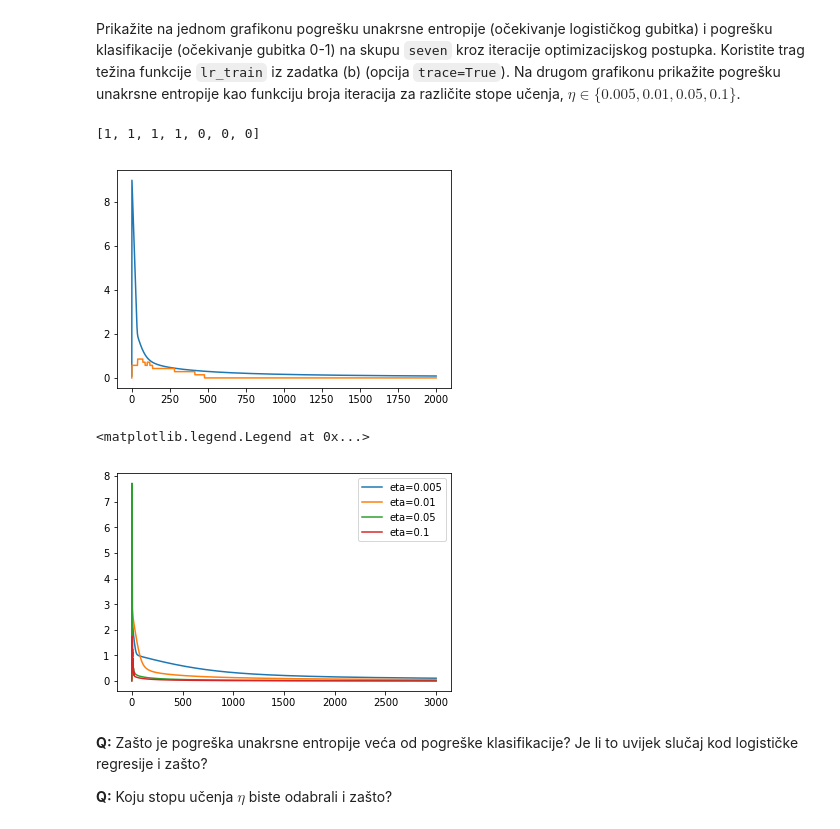
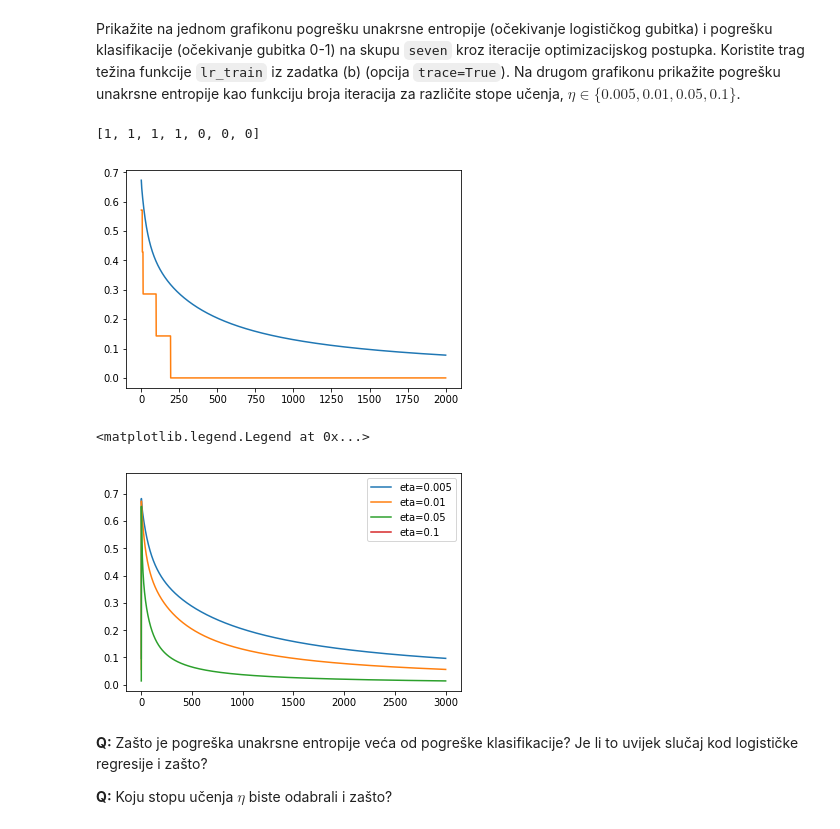
Before and after one commit to almer101/ML-course-2019, a Jupyter notebook: SU-2019-LAB02-LDM-LR.ipynb, the cells around one changed output. Drawn from its saved outputs; the diff is of its cells as text; code cells hidden in the pictures.

```diff
--- a/SU-2019-LAB02-LDM-LR.ipynb
+++ b/SU-2019-LAB02-LDM-LR.ipynb
@@ -245,11 +245,7 @@ def lr_train(X, y, eta=0.01, max_iter=2000, trace=False, alpha=0, epsilon=0.0000
 
     ws = []
     w = []
-
-    for i in range(len(phi[0])):
-        w.append(random.uniform(-5, 5))
-
-    w = np.array(w)
+    w = np.zeros(len(phi[0]))
 
     if trace == True:
         ws.append(w)
@@ -311,35 +307,38 @@ Prikažite na jednom grafikonu pogrešku unakrsne entropije (očekivanje logisti
 # %%
 from sklearn.metrics import zero_one_loss
 
 w, w_trace = lr_train(seven_X, seven_y, max_iter=2000, trace=True)
 
 ce_errors = []
 zo_errors = []
 
 def my_zero_one_loss(X, y, w):
     N = len(X)
     values = []
 
     for i in range(N):
         hx = lr_h(X[i], w) >= 0.5
         values.append(hx)
 
     return zero_one_loss(y, values)
 
 
 for weights in w_trace:
     err = cross_entropy_error([np.hstack((np.array([1]), x)) for x in seven_X], seven_y, weights)
     ce_errors.append(err)
     zo_errors.append(my_zero_one_loss([np.hstack((np.array([1]), x)) for x in seven_X], seven_y, weights))
 
+ce_errors = ce_errors[1:]
+zo_errors = zo_errors[1:]
 ks = [i for i in range(len(w_trace))]
-plt.plot(ks, ce_errors)
-plt.plot(ks, zo_errors)
+plt.plot(ks[1:], ce_errors)
+plt.plot(ks[1:], zo_errors)
 
+# print(ce_errors)
 print([int(lr_h(np.hstack((np.array([1]), x)), w) >= 0.5) for x in seven_X])
 # %% [output]
 [1, 1, 1, 1, 0, 0, 0]
-[figure, old version]
+[figure, new version]
 # %%
 f.set_figheight(8)
 f.set_figwidth(8)
@@ -358,7 +357,7 @@ for i in range(len(etas)):
 plt.legend()
 # %% [output]
 <matplotlib.legend.Legend at 0x...>
-[figure, old version]
+[figure, new version]
 # %% [markdown]
 
 **Q:** Zašto je pogreška unakrsne entropije veća od pogreške klasifikacije? Je li to uvijek slučaj kod logističke regresije i zašto?
```
Also changed, not shown: parts of 10 cells of this notebook.
